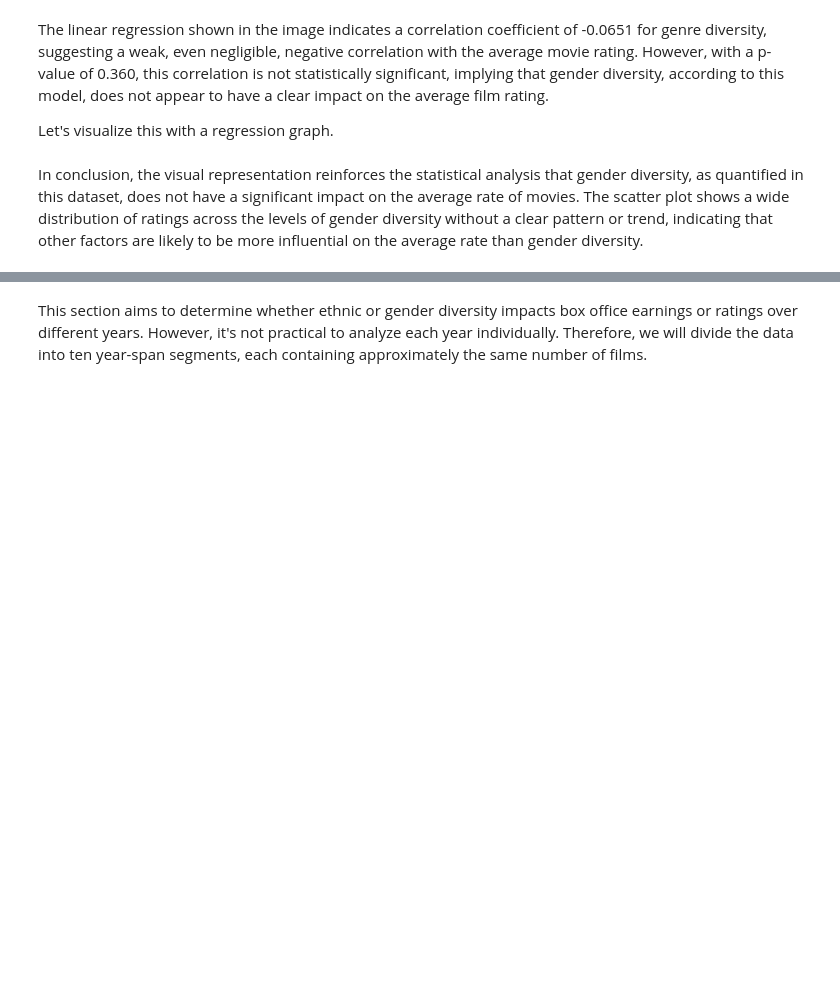
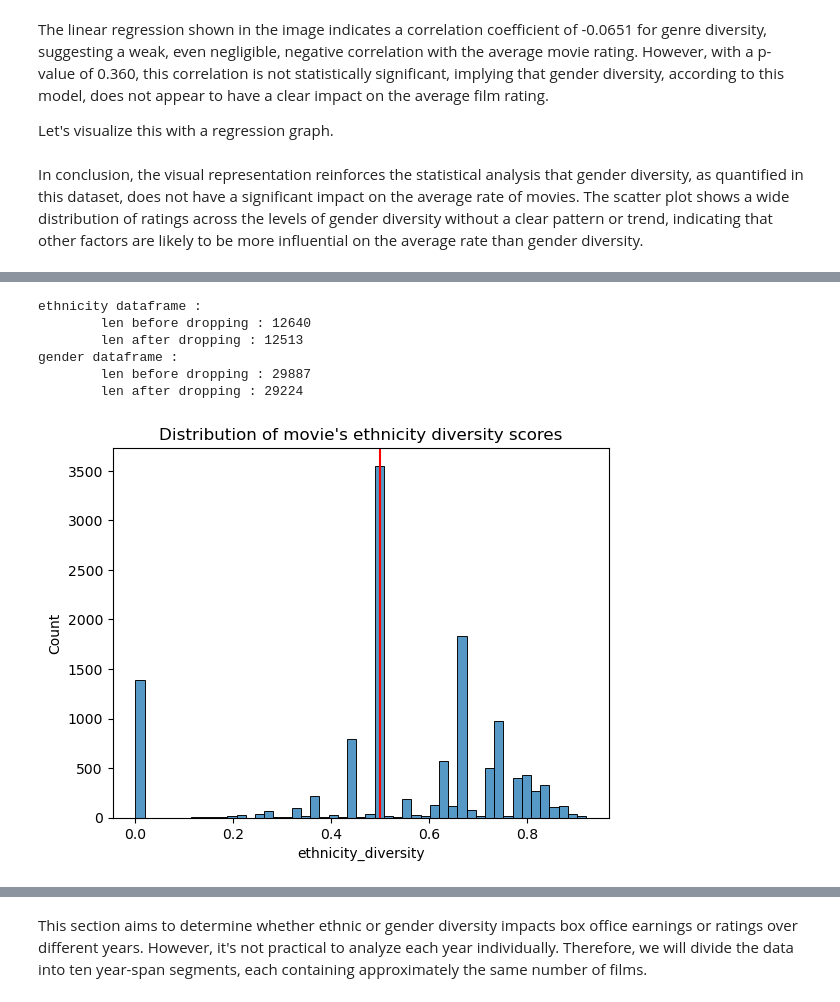
Before and after one commit to epfl-ada/ada-2023-project-analytixxperts2023, a Jupyter notebook: milestoneP3_updated.ipynb, the cells around one changed output, grey strips where cells are left out. Drawn from its saved outputs; the diff is of its cells as text; code cells hidden in the pictures; blank space fills up the shorter version.

```diff
--- a/milestoneP3_updated.ipynb
+++ b/milestoneP3_updated.ipynb
@@ -851,0 +860,9 @@ In conclusion, the visual representation reinforces the statistical analysis tha
+# %%
+# csv files paths
+gen_data_dir = './generated/'
+gender_diversity_file = gen_data_dir + 'gender_diversity.csv'
+ethnicity_diversity_file = gen_data_dir + 'ethnicity_diversity.csv'
+
+# Load generated datasets
+gender_diverity_df = pd.read_csv(gender_diversity_file)
+ethnicity_diversity_df = pd.read_csv(ethnicity_diversity_file)
@@ -851,0 +887,22 @@ In conclusion, the visual representation reinforces the statistical analysis tha
+# %%
+#Filter out movies with no release year
+ethnicity_df_filtered = ethnicity_diversity_df.dropna(subset='movie_release_year').copy()
+gender_df_filtered = gender_diverity_df.dropna(subset='movie_release_year').copy()
+print('ethnicity dataframe : \n\tlen before dropping : {}\n\tlen after dropping : {}'.format(len(ethnicity_diversity_df),len(ethnicity_df_filtered)))
+print('gender dataframe : \n\tlen before dropping : {}\n\tlen after dropping : {}'.format(len(gender_diverity_df),len(gender_df_filtered)))
+# %% [output]
+ethnicity dataframe :
+        len before dropping : 12640
+        len after dropping : 12513
+gender dataframe :
+        len before dropping : 29887
+        len after dropping : 29224
+# %%
+# Plots distribution of simpson ethnicity diversity scores and the median line that differenciates less/more diverse groups
+sns.histplot(data = ethnicity_df_filtered,x='ethnicity_diversity')
+threshold_ethnicity = ethnicity_df_filtered['ethnicity_diversity'].median()
+plt.axvline(x=threshold_ethnicity,c='red')
+plt.title('Distribution of movie\'s ethnicity diversity scores')
+plt.show()
+# %% [output]
+[figure, added]
```
Also changed, not shown: parts of 34 cells of this notebook, 5 other files.
